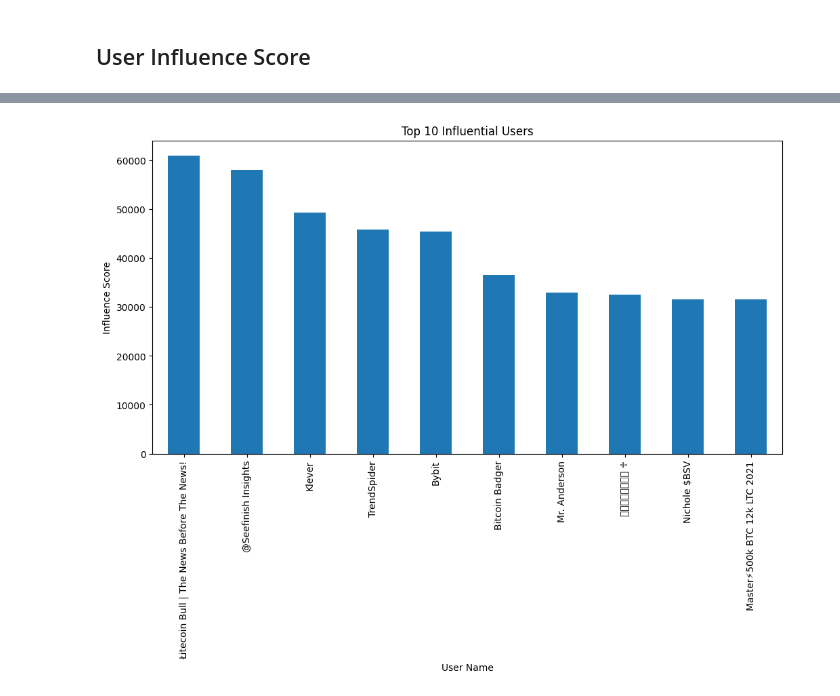
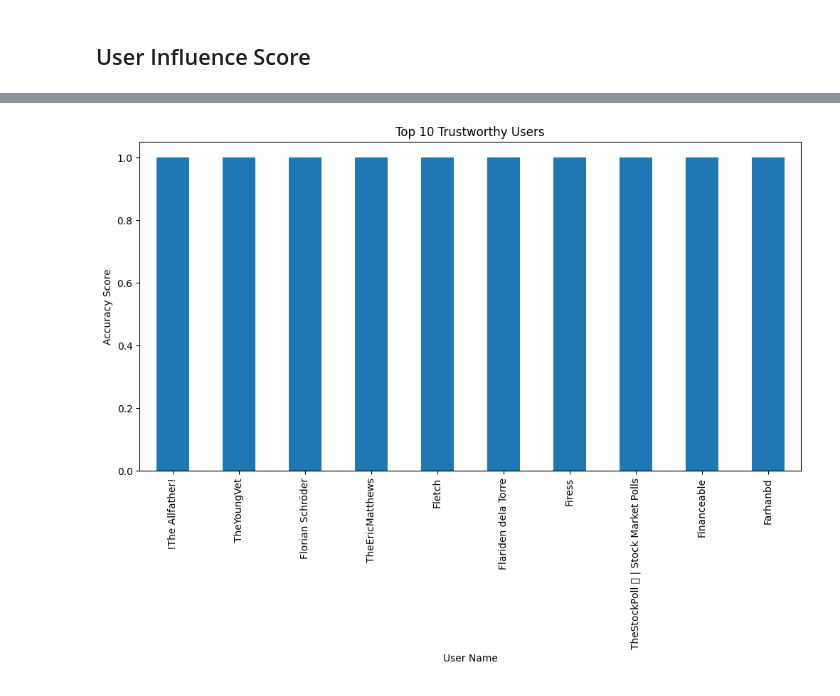
Before and after one commit to EudaLabs/investor-sentiments, a Jupyter notebook: bitcoin_tweet.ipynb, the cells around one changed output, grey strips where cells are left out. Drawn from its saved outputs; the diff is of its cells as text; code cells hidden in the pictures.

```diff
--- a/bitcoin_tweet.ipynb
+++ b/bitcoin_tweet.ipynb
@@ -420,0 +427,19 @@ merged_df = pd.merge(merged_df, pagerank_df, on='user_name', how='left')
+# %%
+# Fiyat Değişimini Belirleme
+merged_df['price_trend'] = merged_df.apply(
+    lambda row: 'up' if row['close'] > row['open'] else ('down' if row['close'] < row['open'] else 'neutral'),
+    axis=1
+)
+# %%
+# Kullanıcının Tahmin Doğruluğu
+def check_prediction(row):
+    if row['sentiment_label'] == 1 and row['price_trend'] == 'up':
+        return 'correct'
+    elif row['sentiment_label'] == 2 and row['price_trend'] == 'down':
+        return 'correct'
+    elif row['sentiment_label'] == 0 and row['price_trend'] == 'neutral':
+        return 'correct'
+    else:
+        return 'wrong'
+
+merged_df['prediction_accuracy'] = merged_df.apply(check_prediction, axis=1)
@@ -420,0 +485,14 @@ merged_df = pd.merge(merged_df, pagerank_df, on='user_name', how='left')
+# %%
+# Kullanıcı Bazlı Doğruluk Oranı
+user_accuracy = merged_df.groupby('user_name')['prediction_accuracy'].apply(
+    lambda x: (x == 'correct').mean()
+).reset_index()
+user_accuracy.columns = ['user_name', 'accuracy_score']
+
+# Ana Veri Setine Ekle
+merged_df = pd.merge(merged_df, user_accuracy, on='user_name', how='left')
+
+# Güvenilirlik Etiketi
+merged_df['trustworthiness'] = merged_df['accuracy_score'].apply(
+    lambda x: 'Trust' if x >= 0.6 else 'DONT_Trust'
+)
@@ -421,15 +516,15 @@ merged_df = pd.merge(merged_df, pagerank_df, on='user_name', how='left')
 # %%
-# En Etkili Kullanıcılar
-top_influencers = merged_df.groupby('user_name')['influence_score'].mean().sort_values(ascending=False).head(10)
+# En Güvenilir Kullanıcılar
+top_trustworthy_users = merged_df.groupby('user_name')['accuracy_score'].mean().sort_values(ascending=False).head(10)
 
 # Barplot Görselleştirme
 import matplotlib.pyplot as plt
 
 plt.figure(figsize=(12, 6))
-top_influencers.plot(kind='bar')
-plt.title('Top 10 Influential Users')
+top_trustworthy_users.plot(kind='bar')
+plt.title('Top 10 Trustworthy Users')
 plt.xlabel('User Name')
-plt.ylabel('Influence Score')
+plt.ylabel('Accuracy Score')
 plt.show()
 # %% [output]
-[figure, old version]
+[figure, new version]
```
Also changed, not shown: parts of 8 cells of this notebook.
